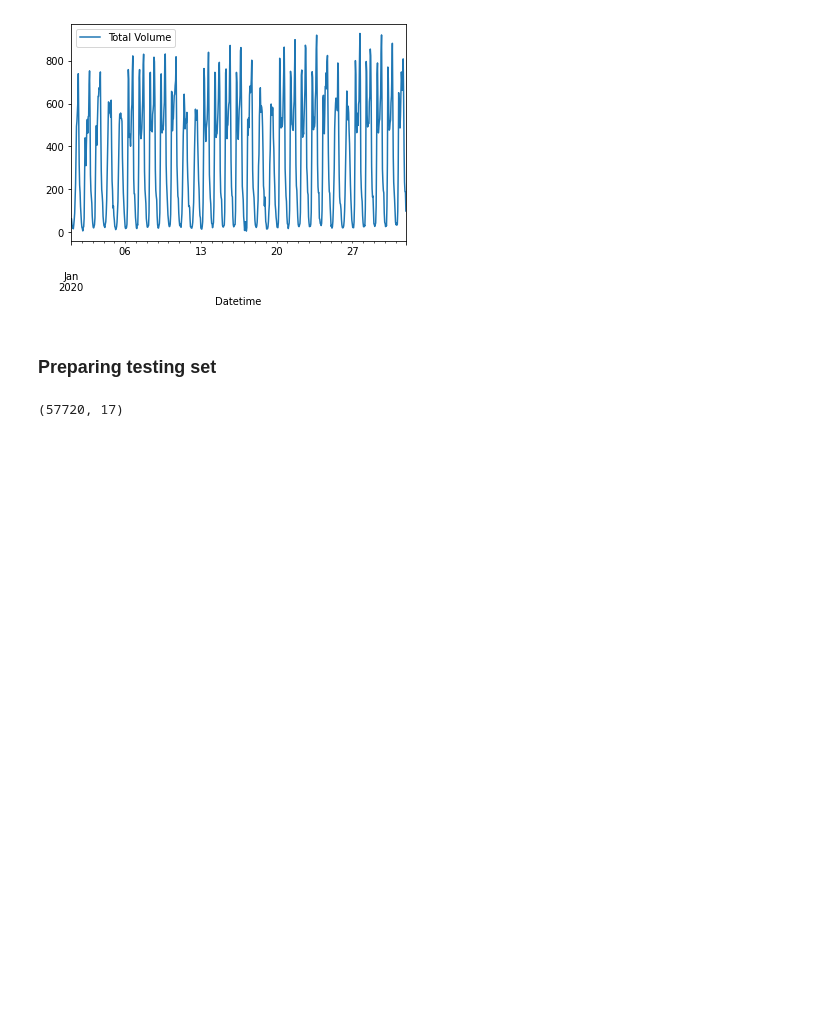
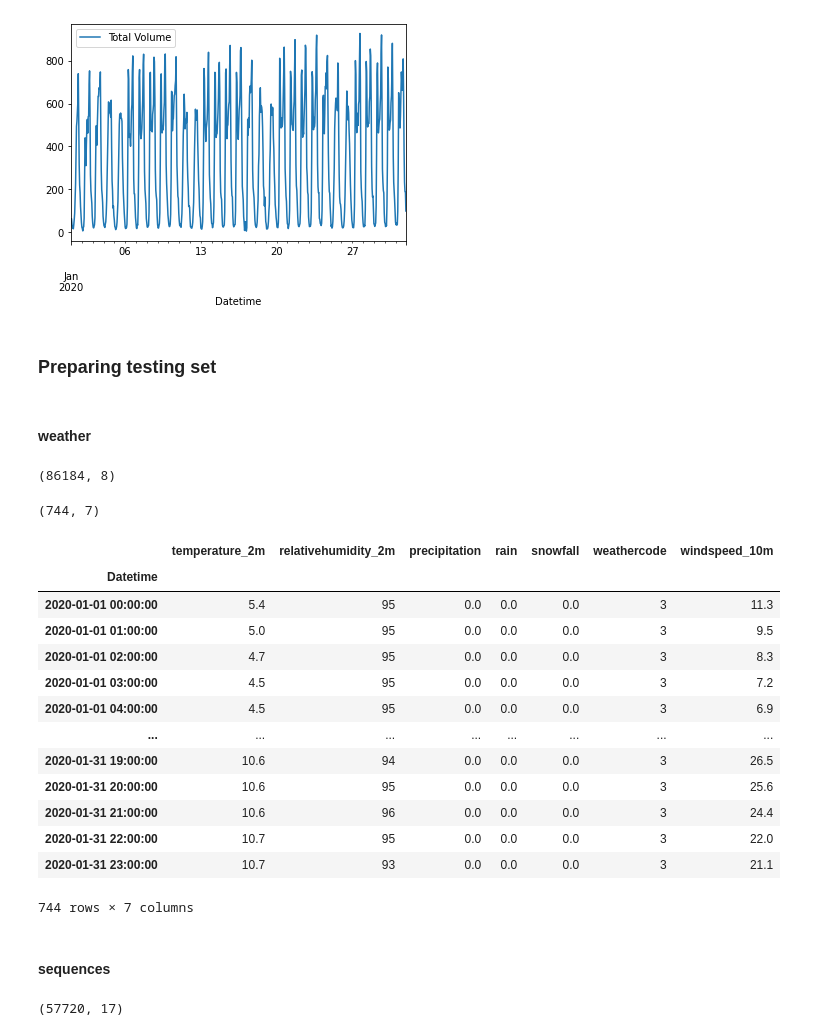
Before and after one commit to poolkit/Traffic-Flow-Forecasting, a Jupyter notebook: Testing.ipynb, the cells around one changed output. Cells and saved outputs as stored; diff of their text form; code cells hidden in the pictures; blank space fills up the shorter version.

```diff
--- a/Testing.ipynb
+++ b/Testing.ipynb
@@ -46,6 +79,42 @@ test.plot()
 [figure]
 # %% [markdown]
 ### Preparing testing set
+# %% [markdown]
+#### weather
+# %%
+weather = pd.read_excel("dataset/raw/weather_data_2013-23.xlsx")
+weather.shape
+# %% [output]
+(86184, 8)
+# %%
+weather['time'] = pd.to_datetime(weather['time'])
+weather.rename(columns={'time': 'Datetime'}, inplace=True)
+weather = weather.set_index('Datetime')
+# %%
+weather = weather[(weather.index >= "2020-01-01 00:00:00") & (weather.index < "2020-02-01 00:00:00")]
+# %%
+weather.shape
+# %% [output]
+(744, 7)
+# %%
+weather
+# %% [output]
+|  | temperature_2m | relativehumidity_2m | precipitation | rain | snowfall | weathercode | windspeed_10m |
+| Datetime |  |  |  |  |  |  |  |
+| 2020-01-01 00:00:00 | 5.4 | 95 | 0.0 | 0.0 | 0.0 | 3 | 11.3 |
+| 2020-01-01 01:00:00 | 5.0 | 95 | 0.0 | 0.0 | 0.0 | 3 | 9.5 |
+| 2020-01-01 02:00:00 | 4.7 | 95 | 0.0 | 0.0 | 0.0 | 3 | 8.3 |
+| 2020-01-01 03:00:00 | 4.5 | 95 | 0.0 | 0.0 | 0.0 | 3 | 7.2 |
+| 2020-01-01 04:00:00 | 4.5 | 95 | 0.0 | 0.0 | 0.0 | 3 | 6.9 |
+| ... | ... | ... | ... | ... | ... | ... | ... |
+| 2020-01-31 19:00:00 | 10.6 | 94 | 0.0 | 0.0 | 0.0 | 3 | 26.5 |
+| 2020-01-31 20:00:00 | 10.6 | 95 | 0.0 | 0.0 | 0.0 | 3 | 25.6 |
+| 2020-01-31 21:00:00 | 10.6 | 96 | 0.0 | 0.0 | 0.0 | 3 | 24.4 |
+| 2020-01-31 22:00:00 | 10.7 | 95 | 0.0 | 0.0 | 0.0 | 3 | 22.0 |
+| 2020-01-31 23:00:00 | 10.7 | 93 | 0.0 | 0.0 | 0.0 | 3 | 21.1 |
+744 rows × 7 columns
+# %% [markdown]
+#### sequences
 # %%
 train = pd.read_csv("dataset/processed/traffic-weather-data.csv")
 train.shape
```
Also changed, not shown: parts of 14 cells of this notebook, 3 other files.
